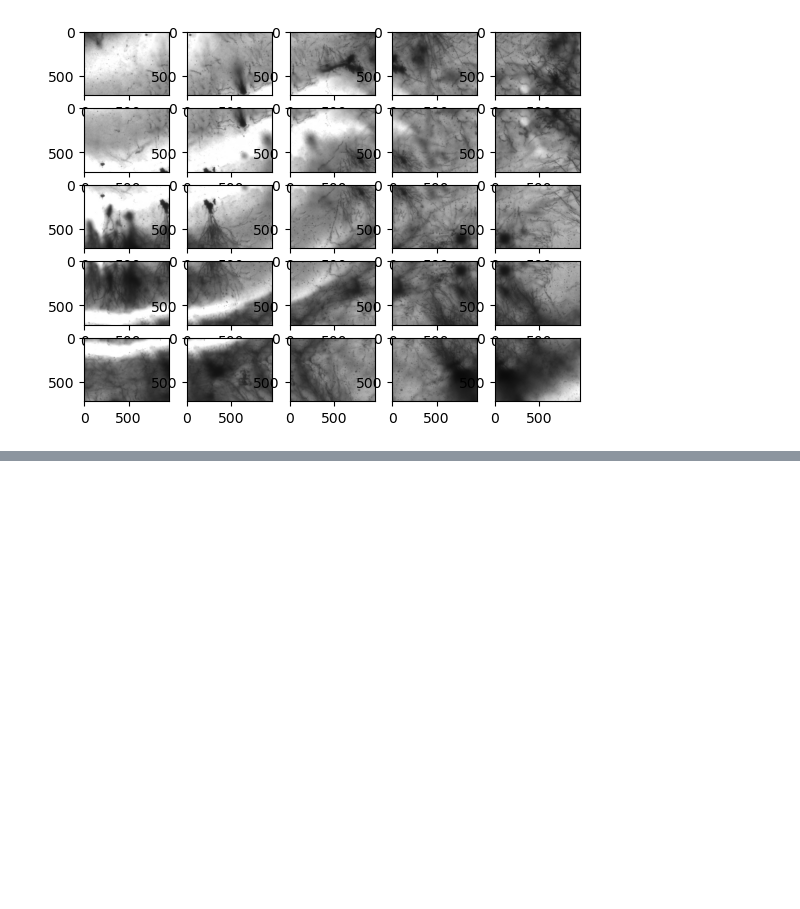
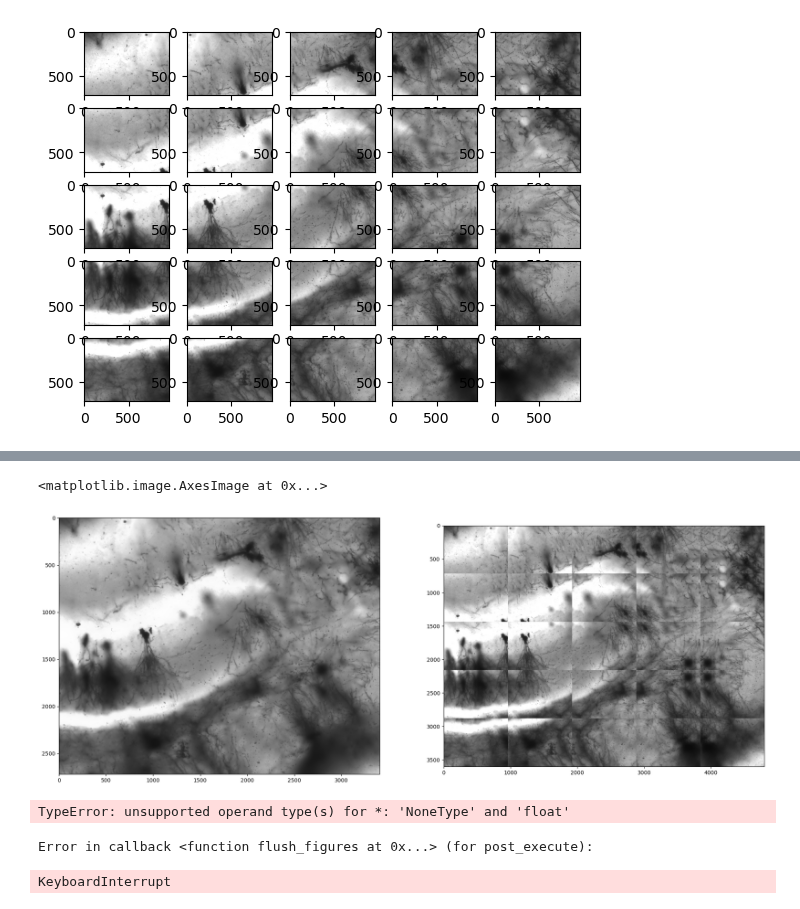
Before and after one commit to dtabuena/Workshop, a Jupyter notebook: Image/Test_Stitch.ipynb, the cells around one changed output, grey strips where cells are left out. Saved outputs shown, nothing was run; the diff lists cells and outputs as text; code cells hidden in the pictures; blank space fills up the shorter version.

```diff
--- a/Image/Test_Stitch.ipynb
+++ b/Image/Test_Stitch.ipynb
@@ -282,6 +310,43 @@ final_corners, final_sizes = cropper.crop_rois(final_corners, final_sizes, lir_a
 # %%
+seam_finder = aff_stitcher.seam_finder
+
 seam_masks = seam_finder.find(cropped_low_imgs, low_corners, cropped_low_masks)
 seam_masks = [seam_finder.resize(seam_mask, mask) for seam_mask, mask in zip(seam_masks, cropped_final_masks)]
 
 seam_masks_plots = [SeamFinder.draw_seam_mask(img, seam_mask) for img, seam_mask in zip(cropped_final_imgs, seam_masks)]
-plot_images(seam_masks_plots, (15,10))
+# %%
+compensator = aff_stitcher.compensator
+
+compensator.feed(low_corners, cropped_low_imgs, cropped_low_masks)
+
+compensated_imgs = [compensator.apply(idx, corner, img, mask)
+                    for idx, (img, mask, corner)
+                    in enumerate(zip(cropped_final_imgs, cropped_final_masks, final_corners))]
+# %%
+def stack_snake(img_arr,row_n,col_n=None):
+    img_arr=np.array(img_arr)
+    if col_n is None: col_n=row_n
+    X = np.arange(row_n*col_n).reshape(row_n,col_n)
+    for r in np.arange(1,row_n,2):
+        X[r,:] = X[r,::-1]
+
+    cat_rows = [np.concatenate(img_arr[X[r,:]],axis=1) for r  in range(row_n)]
+    concat = np.concatenate(cat_rows,axis=0)
+    return concat
+# %%
+
+
+blender = aff_stitcher.blender
+blender.prepare(final_corners, final_sizes)`
+for img, mask, corner in zip(compensated_imgs, seam_masks, final_corners):
+    blender.feed(img, mask, corner)
+panorama, _ = blender.blend()
+
+
+dm = 12
+fig,ax=plt.subplots(1,2,figsize=(2*dm,dm*.75))
+ax[0].imshow(panorama)
+ax[1].imshow(stack_snake(subset,row_n=5))
+# %% [output]
+<matplotlib.image.AxesImage at 0x...>
+[figure, added]
@@ -287,0 +443,6 @@ plot_images(seam_masks_plots, (15,10))
+# %%
+panorama_func = aff_stitch_og_size(subset,single_plane_images,r=5)
+# %% [output]
+TypeError: unsupported operand type(s) for *: 'NoneType' and 'float'
+Error in callback <function flush_figures at 0x...> (for post_execute):
+KeyboardInterrupt
```
Also changed, not shown: parts of 18 cells of this notebook.
